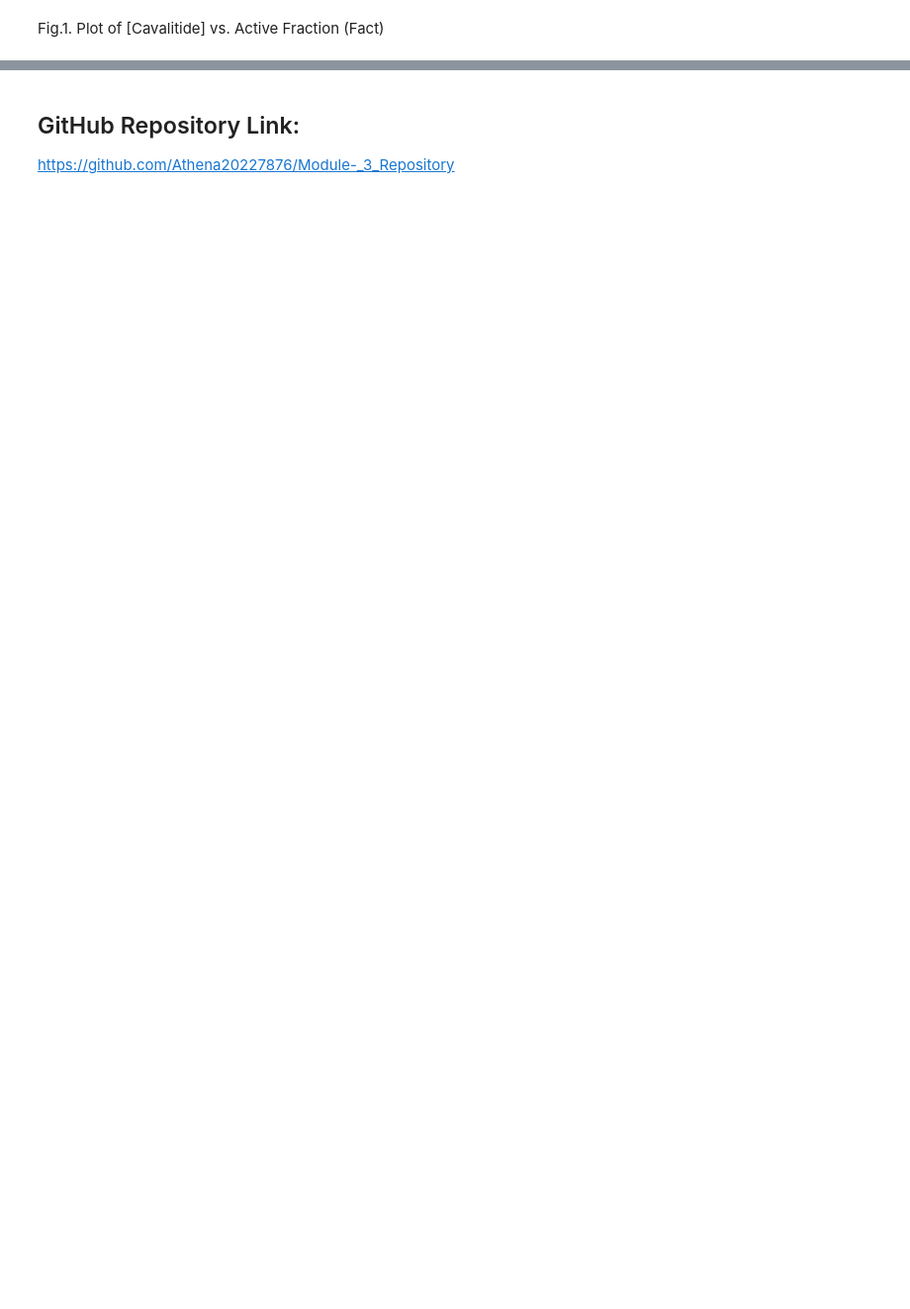
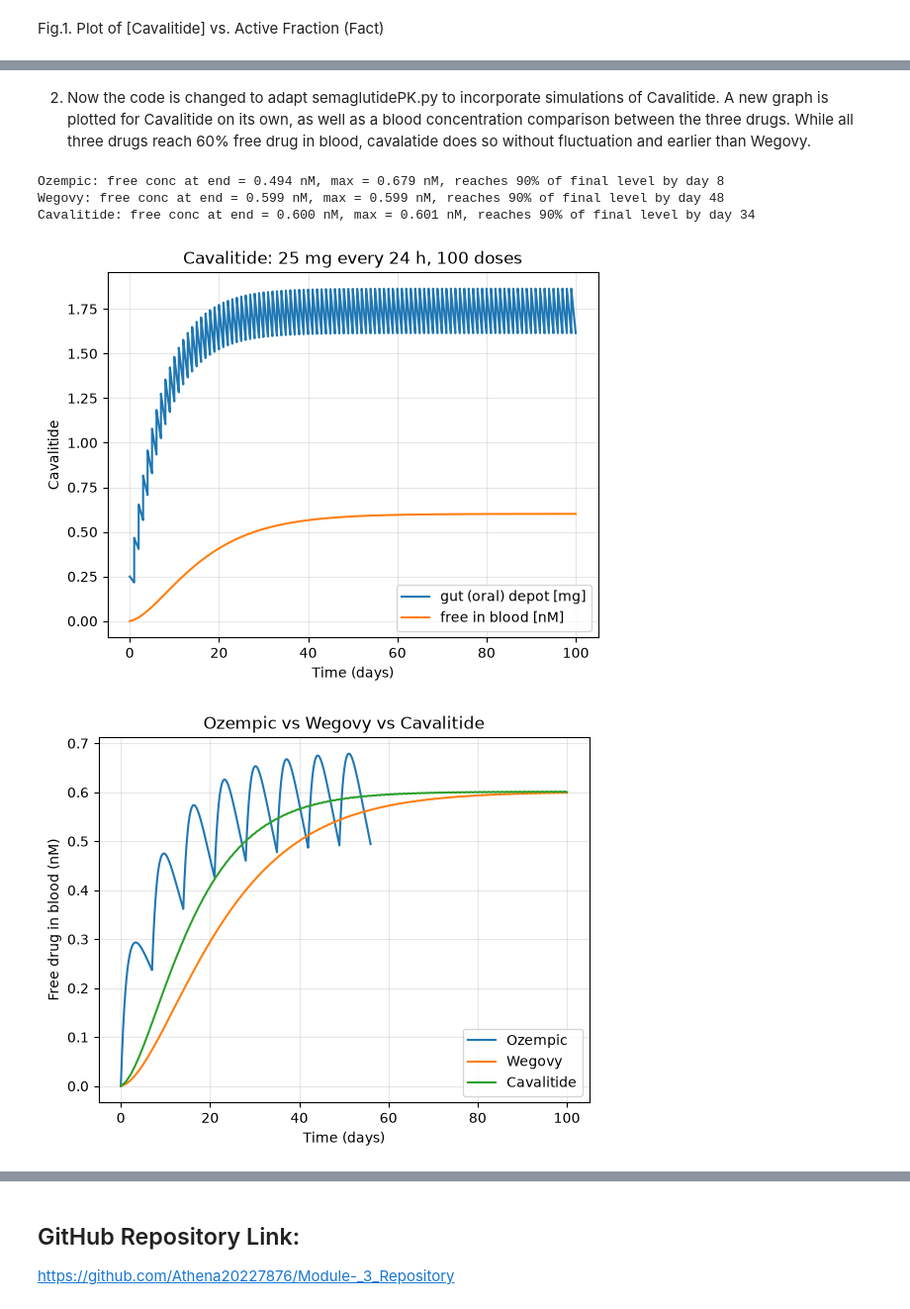
Before and after one commit to Athena20227876/Module-_3_Repository, a Jupyter notebook: M&M_Module3_Notebook.ipynb, the cells around one changed output, grey strips where cells are left out. Shown at 99% size. Drawn from its saved outputs; the diff is of its cells as text; code cells hidden in the pictures; blank space fills up the shorter version.

```diff
--- a/M&M_Module3_Notebook.ipynb
+++ b/M&M_Module3_Notebook.ipynb
@@ -139,0 +225,51 @@ Your boss is really excited about the progress of your team in Task 1 on the dev
+# %% [markdown]
+2) Now the code is changed to adapt semaglutidePK.py to incorporate simulations of Cavalitide. A new graph is plotted for Cavalitide on its own, as well as a blood concentration comparison between the three drugs. While all three drugs reach 60% free drug in blood, cavalatide does so without fluctuation and earlier than Wegovy.
+# %%
+# Add Cavalitide to the products dictionary
+products['Cavalitide'] = dict(Favailable=0.01,   # assumed same as Wegovy
+                              ka=0.006,          # 1/h, increased absorption rate
+                              D=25,              # mg, same starting dose as Wegovy
+                              interval=24,       # h between doses
+                              n_doses=100,
+                              depot='gut (oral)')
+
+# Step 2: Simulate all three products
+results = {}
+for drug, p in products.items():
+    results[drug] = simulate(p['Favailable'], p['ka'], p['D'], p['interval'], p['n_doses'])
+    t, Asc, Cc = results[drug]
+    free = Ffree*Cc
+    t_90 = t[np.argmax(free >= 0.9*free[-1])]/24              # days to reach 90% of final amount
+    print(f"{drug}: free conc at end = {free[-1]:.3f} nM, max = {free.max():.3f} nM, "
+          f"reaches 90% of final level by day {t_90:.0f}")
+
+# Plot Cavalitide depot and blood concentration over time
+t, Asc, Cc = results['Cavalitide']
+p = products['Cavalitide']
+plt.figure()
+plt.plot(t/24, Asc, label=f"{p['depot']} depot [mg]")
+plt.plot(t/24, Ffree*Cc, label="free in blood [nM]")
+plt.xlabel("Time (days)")
+plt.ylabel("Cavalitide")
+plt.title(f"Cavalitide: {p['D']} mg every {p['interval']} h, {p['n_doses']} doses")
+plt.legend()
+plt.grid(alpha=0.3)
+plt.show()
+
+# Step 4: Compare free blood concentration of all three products
+plt.figure()
+for drug in products:
+    t, Asc, Cc = results[drug]
+    plt.plot(t/24, Ffree*Cc, label=drug)
+plt.xlabel("Time (days)")
+plt.ylabel("Free drug in blood (nM)")
+plt.title("Ozempic vs Wegovy vs Cavalitide")
+plt.legend()
+plt.grid(alpha=0.3)
+plt.show()
+# %% [output]
+Ozempic: free conc at end = 0.494 nM, max = 0.679 nM, reaches 90% of final level by day 8
+Wegovy: free conc at end = 0.599 nM, max = 0.599 nM, reaches 90% of final level by day 48
+Cavalitide: free conc at end = 0.600 nM, max = 0.601 nM, reaches 90% of final level by day 34
+[figure, added]
+[figure, added]
```
Also changed, not shown: parts of 17 cells of this notebook, 2 other files.
